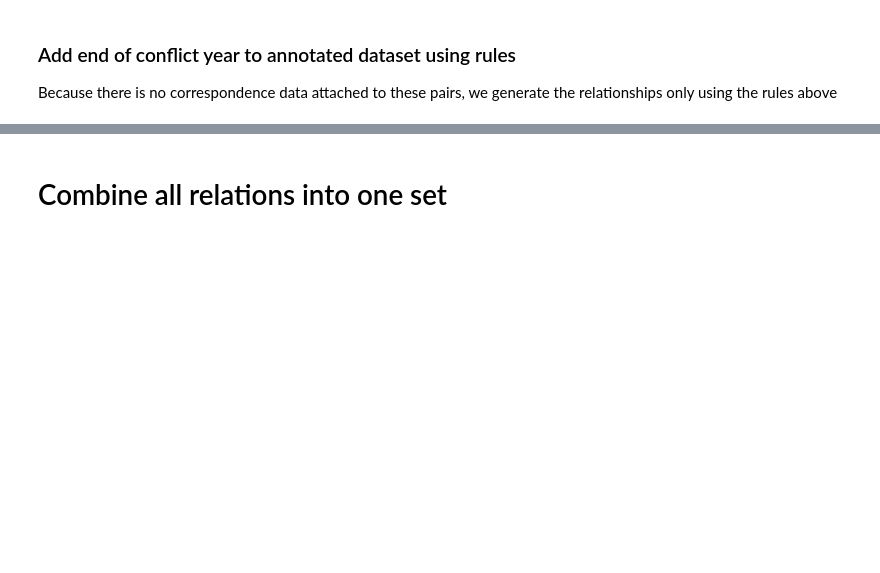
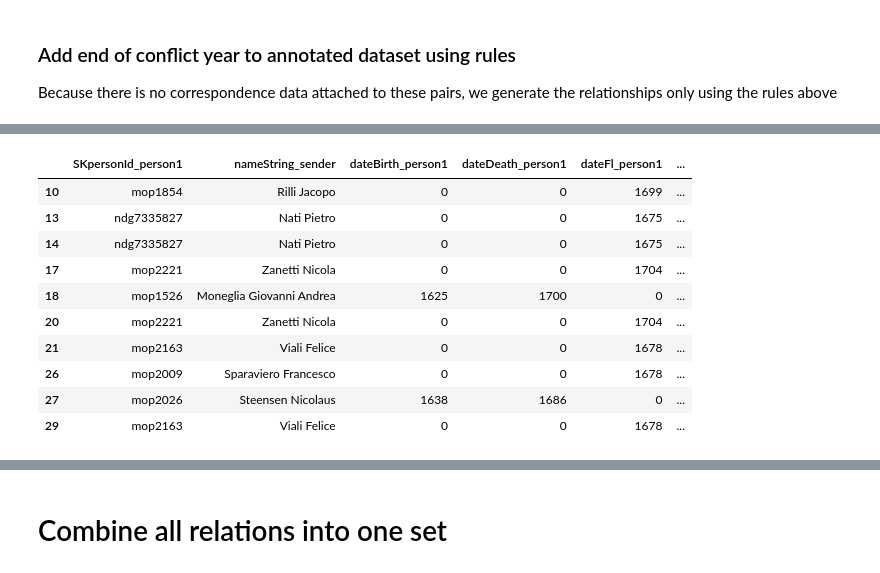
Before and after one commit to lilimelgar/data_preparation_article_balance_theory_vanVugt, a Jupyter notebook: src/script_dataPreparation_Python_unlinkedArticle.ipynb, the cells around one changed output, grey strips where cells are left out. Drawn from its saved outputs; the diff is of its cells as text; code cells hidden in the pictures; blank space fills up the shorter version.

```diff
--- a/src/script_dataPreparation_Python_unlinkedArticle.ipynb
+++ b/src/script_dataPreparation_Python_unlinkedArticle.ipynb
@@ -1832,7 +3293,19 @@ annotatedTiesB_v05.relationYearEnd.value_counts()
 ##ToDoL: check all relations that end in 1714, that it makes sense with the dates of birth/death of the correspondents when one is empty
 checkDateEndRelation = annotatedTiesB_v05[annotatedTiesB_v05.relationYearEnd == 1714]
 # %%
-checkDateEndRelation
+checkDateEndRelation.head(10)
+# %% [output]
+|  | SKpersonId_person1 | nameString_sender | dateBirth_person1 | dateDeath_person1 | dateFl_person1 | ... |
+| 10 | mop1854 | Rilli Jacopo | 0 | 0 | 1699 | ... |
+| 13 | ndg7335827 | Nati Pietro | 0 | 0 | 1675 | ... |
+| 14 | ndg7335827 | Nati Pietro | 0 | 0 | 1675 | ... |
+| 17 | mop2221 | Zanetti Nicola | 0 | 0 | 1704 | ... |
+| 18 | mop1526 | Moneglia Giovanni Andrea | 1625 | 1700 | 0 | ... |
+| 20 | mop2221 | Zanetti Nicola | 0 | 0 | 1704 | ... |
+| 21 | mop2163 | Viali Felice | 0 | 0 | 1678 | ... |
+| 26 | mop2009 | Sparaviero Francesco | 0 | 0 | 1678 | ... |
+| 27 | mop2026 | Steensen Nicolaus | 1638 | 1686 | 0 | ... |
+| 29 | mop2163 | Viali Felice | 0 | 0 | 1678 | ... |
 # %%
 annotatedTiesB_v06 = annotatedTiesB_v05.reset_index(drop=True).copy()
 # %%
```
Also changed, not shown: parts of 236 cells of this notebook.
